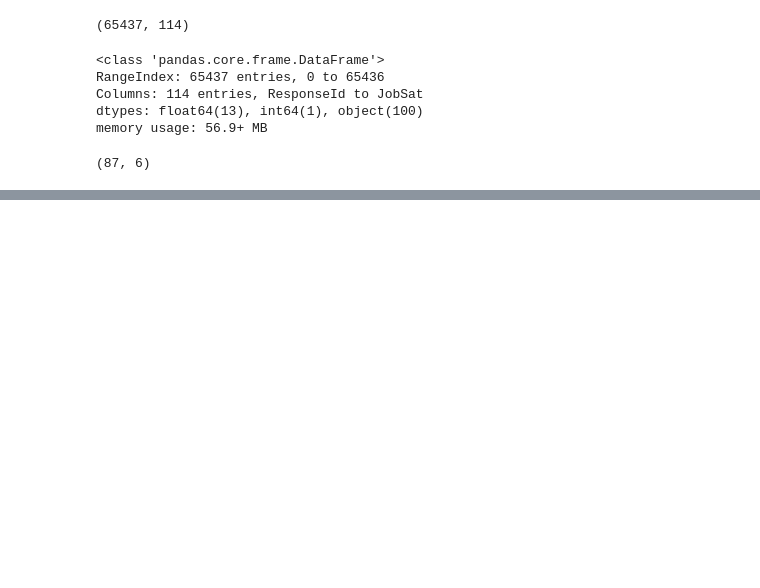
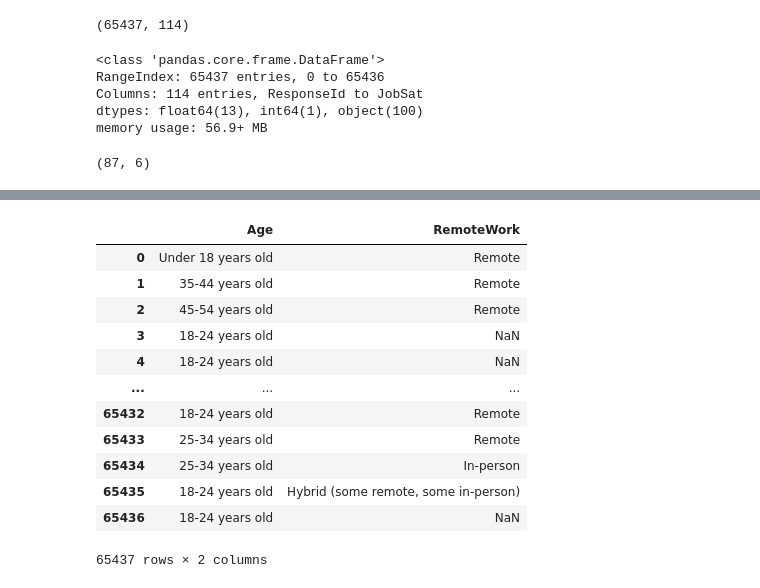
Before and after one commit to jcbcouch/pandas_stackoverflowsurvey, a Jupyter notebook: stackoverflow.ipynb, the cells around one changed output, grey strips where cells are left out. Drawn from its saved outputs; the diff is of its cells as text; code cells hidden in the pictures; blank space fills up the shorter version.

```diff
--- a/stackoverflow.ipynb
+++ b/stackoverflow.ipynb
@@ -54,0 +70,16 @@ df.tail(10)
+# %%
+df[['Age', 'RemoteWork']]
+# %% [output]
+|  | Age | RemoteWork |
+| 0 | Under 18 years old | Remote |
+| 1 | 35-44 years old | Remote |
+| 2 | 45-54 years old | Remote |
+| 3 | 18-24 years old | NaN |
+| 4 | 18-24 years old | NaN |
+| ... | ... | ... |
+| 65432 | 18-24 years old | Remote |
+| 65433 | 25-34 years old | Remote |
+| 65434 | 25-34 years old | In-person |
+| 65435 | 18-24 years old | Hybrid (some remote, some in-person) |
+| 65436 | 18-24 years old | NaN |
+65437 rows × 2 columns
```
Also changed, not shown: parts of 9 cells of this notebook.
